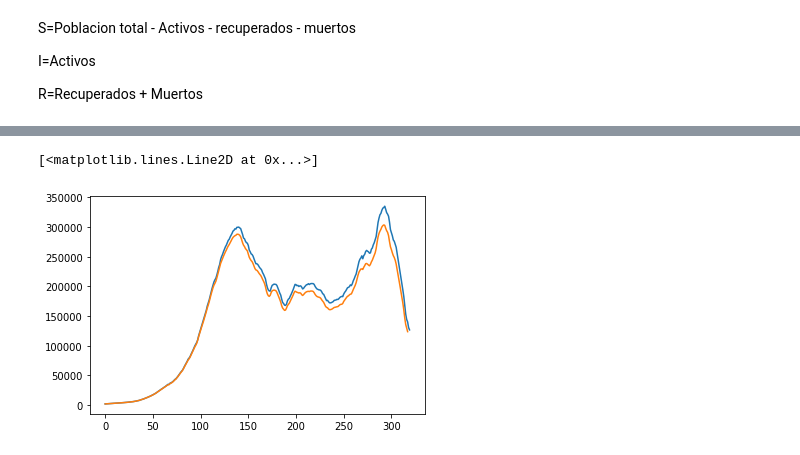
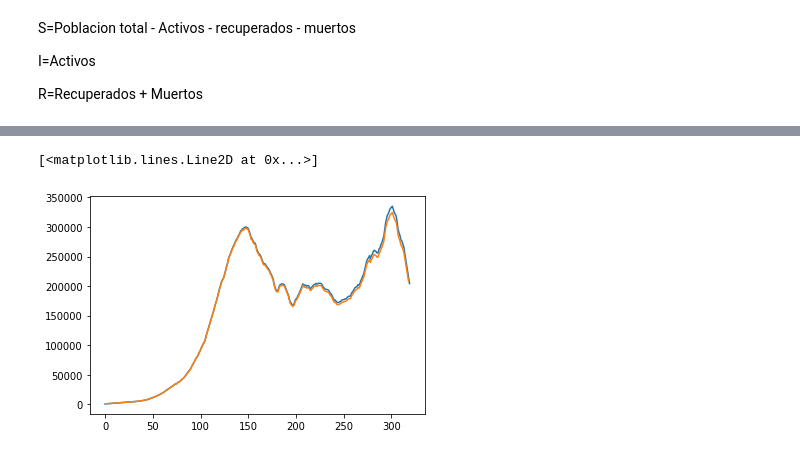
Before and after one commit to tesis-SP-SQ/Tesis, a Jupyter notebook: Hallando_Beta.ipynb, the cells around one changed output, grey strips where cells are left out. Drawn from its saved outputs; the diff is of its cells as text; code cells hidden in the pictures.

Commit message:
Hallando el valor real Beta para cada día

```diff
--- a/Hallando_Beta.ipynb
+++ b/Hallando_Beta.ipynb
@@ -15,6 +33,14 @@ def derivSIR(y, t, N, beta, gamma):
     dIdt = beta * S * I / N - gamma * I
     dRdt = gamma * I
     return dSdt, dIdt, dRdt
+
+def derivSEIR(y, t, N, beta, gamma, sigma):
+    S, E, I, R = y
+    dSdt = -beta * S * I / N
+    dEdt = beta * S * I / N - sigma * E
+    dIdt = sigma * E - gamma*I
+    dRdt = gamma * I
+    return dSdt, dEdt, dIdt, dRdt
 # %%
 def modelSIR(V,R,N,beta,gamma):
     t = np.linspace(0,len(V)-1,len(V))
@@ -56,5 +123,8 @@ df['Infected']=df['activos por dia']
 df['Recovered']=df['acumulado recuperados']
 df['Deaths']=df['acumulado muertes']
 df['Removed'] = df['Recovered']+df['Deaths']
+# %%
+df['InfectedSEIR']=df['acumulado sintomaticos']
+df['Expuestos']=df['acumulado expuestos']
 # %%
 init_index=20
@@ -62,4 +132,8 @@ compute_paramsSIR(df,48200000, init_index, 3)
 df['Rt'] = df['Beta'] / df['Gamma']
+# %%
+init_index=20
+compute_paramsSEIR(df,48200000, init_index, 2)
+#df['Rt'] = df['Beta'] / df['Gamma']
 # %%
 res=[]
 N= 48200000
@@ -79,0 +161,22 @@ for be in df['Beta'][init_index:]:
+# %%
+res1=[]
+N= 48200000
+init_index=20
+the_gamma = 1/21
+I_a=df['InfectedSEIR'][init_index]
+res1=[I_a]
+Ex_a=df['Expuestos'][init_index]
+R_a=df['Removed'][init_index]
+S_a=N-I_a-R_a-Ex_a
+sigma1=df['Sigma'][init_index:]
+
+for i,be in enumerate(df['BetaSEIR'][init_index:]):
+  sigma=sigma1[i+init_index]
+  t = np.linspace(0,1,2)
+  y0 = S_a,Ex_a,I_a,R_a
+  S,E,I,R = odeint(derivSEIR, y0, t, args=(N, be, the_gamma,sigma)).T
+  I_a=I[1]
+  Ex_a=E[1]
+  R_a=R[1]
+  S_a=S[1]
+  res1.append(I[1])
@@ -80,9 +198,9 @@ for be in df['Beta'][init_index:]:
 # %%
 plt.plot(range(0,len(df['activos por dia'][init_index:])),df['activos por dia'][init_index:])
-plt.plot(res)
+plt.plot(range(0,len(df['asintomaticos'][init_index:])),df['asintomaticos'][init_index:]+res1[:-1])
 # %% [output]
 [<matplotlib.lines.Line2D at 0x...>]
-[figure, old version]
+[figure, new version]
 # %%
 df1 = pd.read_csv(r'Casos diarios.csv')
 # %%
```
Also changed, not shown: parts of 16 cells of this notebook.
